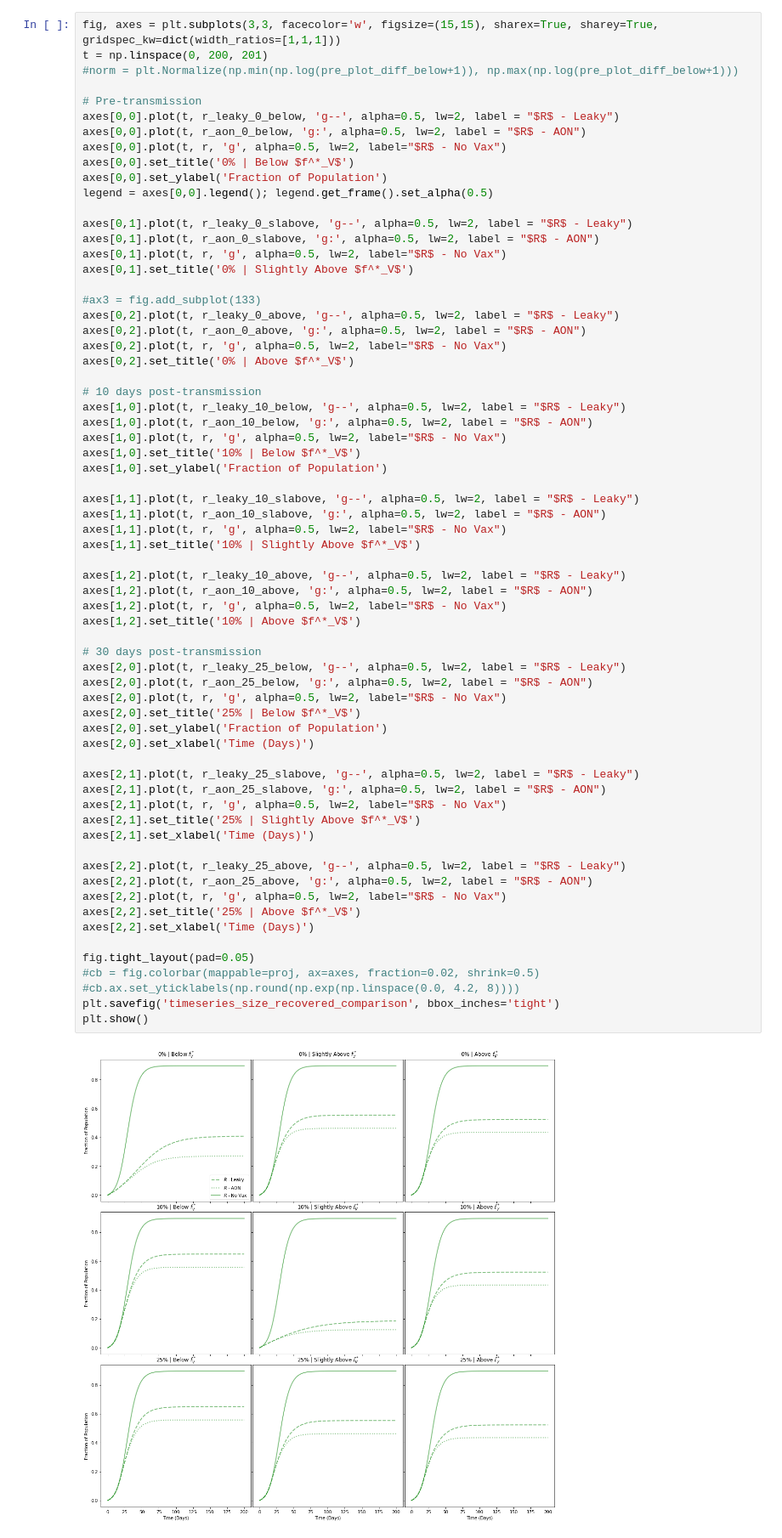
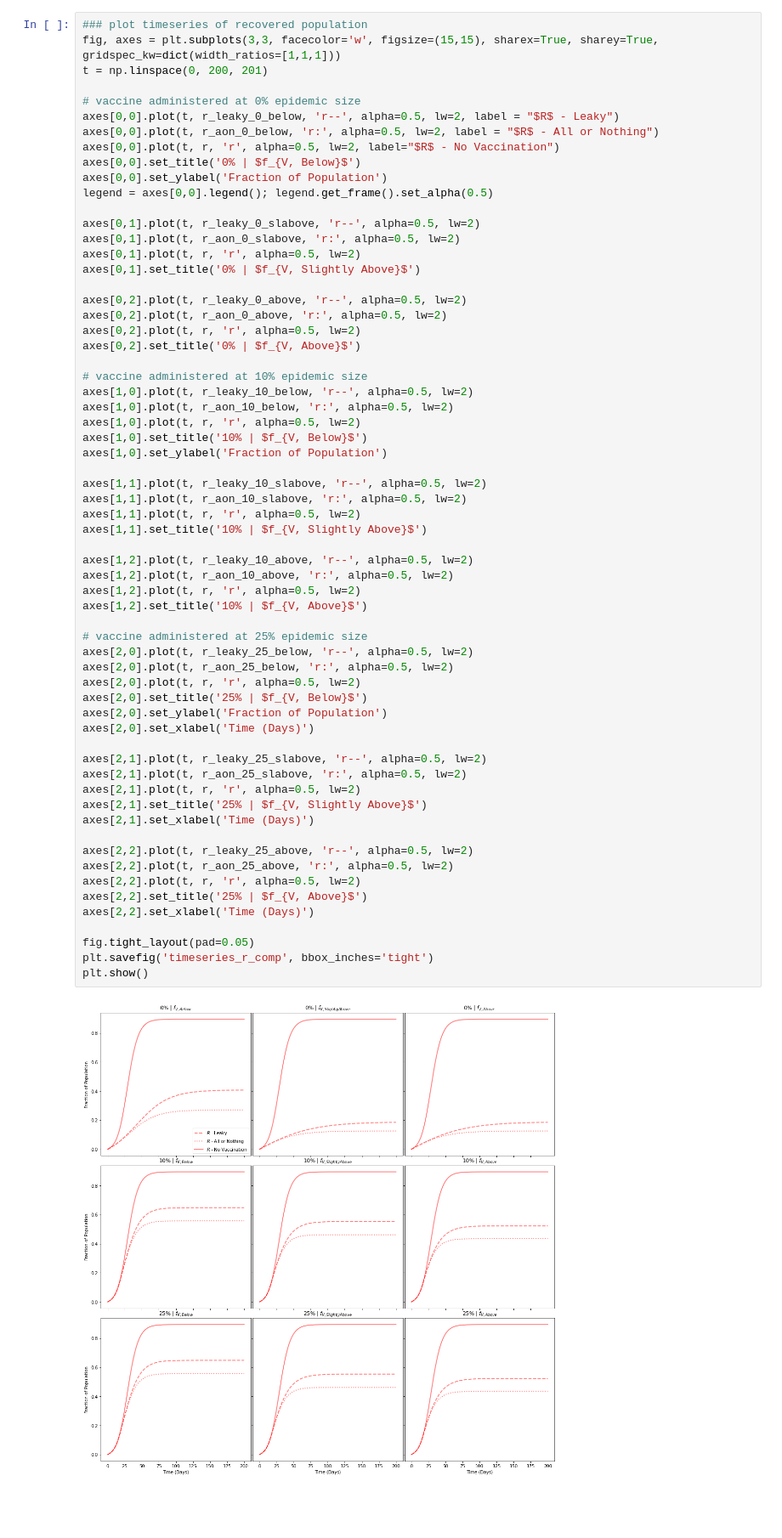
Before and after one commit to anjalika-nande/VaccineEfficacy, a Jupyter notebook: Scenarios/Scenarios_time-series.ipynb, the cells around one changed output. Shown at 85% size. Drawn from its saved outputs; the diff is of its cells as text; blank space fills up the shorter version.

```diff
--- a/Scenarios/Scenarios_time-series.ipynb
+++ b/Scenarios/Scenarios_time-series.ipynb
@@ -274,70 +281,67 @@ _, _, _, _, _, _, r_aon_25_above = sim_aon_25_above
 
 _, _, _, r = sim
 # %%
+### plot timeseries of recovered population
 fig, axes = plt.subplots(3,3, facecolor='w', figsize=(15,15), sharex=True, sharey=True, gridspec_kw=dict(width_ratios=[1,1,1]))
 t = np.linspace(0, 200, 201)
-#norm = plt.Normalize(np.min(np.log(pre_plot_diff_below+1)), np.max(np.log(pre_plot_diff_below+1)))
 
-# Pre-transmission
-axes[0,0].plot(t, r_leaky_0_below, 'g--', alpha=0.5, lw=2, label = "$R$ - Leaky")
-axes[0,0].plot(t, r_aon_0_below, 'g:', alpha=0.5, lw=2, label = "$R$ - AON")
-axes[0,0].plot(t, r, 'g', alpha=0.5, lw=2, label="$R$ - No Vax")
-axes[0,0].set_title('0% | Below $f^*_V$')
+# vaccine administered at 0% epidemic size
+axes[0,0].plot(t, r_leaky_0_below, 'r--', alpha=0.5, lw=2, label = "$R$ - Leaky")
+axes[0,0].plot(t, r_aon_0_below, 'r:', alpha=0.5, lw=2, label = "$R$ - All or Nothing")
+axes[0,0].plot(t, r, 'r', alpha=0.5, lw=2, label="$R$ - No Vaccination")
+axes[0,0].set_title('0% | $f_{V, Below}$')
 axes[0,0].set_ylabel('Fraction of Population')
 legend = axes[0,0].legend(); legend.get_frame().set_alpha(0.5)
 
-axes[0,1].plot(t, r_leaky_0_slabove, 'g--', alpha=0.5, lw=2, label = "$R$ - Leaky")
-axes[0,1].plot(t, r_aon_0_slabove, 'g:', alpha=0.5, lw=2, label = "$R$ - AON")
-axes[0,1].plot(t, r, 'g', alpha=0.5, lw=2, label="$R$ - No Vax")
-axes[0,1].set_title('0% | Slightly Above $f^*_V$')
+axes[0,1].plot(t, r_leaky_0_slabove, 'r--', alpha=0.5, lw=2)
+axes[0,1].plot(t, r_aon_0_slabove, 'r:', alpha=0.5, lw=2)
+axes[0,1].plot(t, r, 'r', alpha=0.5, lw=2)
+axes[0,1].set_title('0% | $f_{V, Slightly Above}$')
 
-#ax3 = fig.add_subplot(133)
-axes[0,2].plot(t, r_leaky_0_above, 'g--', alpha=0.5, lw=2, label = "$R$ - Leaky")
-axes[0,2].plot(t, r_aon_0_above, 'g:', alpha=0.5, lw=2, label = "$R$ - AON")
-axes[0,2].plot(t, r, 'g', alpha=0.5, lw=2, label="$R$ - No Vax")
-axes[0,2].set_title('0% | Above $f^*_V$')
+axes[0,2].plot(t, r_leaky_0_above, 'r--', alpha=0.5, lw=2)
+axes[0,2].plot(t, r_aon_0_above, 'r:', alpha=0.5, lw=2)
+axes[0,2].plot(t, r, 'r', alpha=0.5, lw=2)
+axes[0,2].set_title('0% | $f_{V, Above}$')
 
-# 10 days post-transmission
-axes[1,0].plot(t, r_leaky_10_below, 'g--', alpha=0.5, lw=2, label = "$R$ - Leaky")
-axes[1,0].plot(t, r_aon_10_below, 'g:', alpha=0.5, lw=2, label = "$R$ - AON")
-axes[1,0].plot(t, r, 'g', alpha=0.5, lw=2, label="$R$ - No Vax")
-axes[1,0].set_title('10% | Below $f^*_V$')
+# vaccine administered at 10% epidemic size
+axes[1,0].plot(t, r_leaky_10_below, 'r--', alpha=0.5, lw=2)
+axes[1,0].plot(t, r_aon_10_below, 'r:', alpha=0.5, lw=2)
+axes[1,0].plot(t, r, 'r', alpha=0.5, lw=2)
+axes[1,0].set_title('10% | $f_{V, Below}$')
 axes[1,0].set_ylabel('Fraction of Population')
 
-axes[1,1].plot(t, r_leaky_10_slabove, 'g--', alpha=0.5, lw=2, label = "$R$ - Leaky")
-axes[1,1].plot(t, r_aon_10_slabove, 'g:', alpha=0.5, lw=2, label = "$R$ - AON")
-axes[1,1].plot(t, r, 'g', alpha=0.5, lw=2, label="$R$ - No Vax")
-axes[1,1].set_title('10% | Slightly Above $f^*_V$')
+axes[1,1].plot(t, r_leaky_10_slabove, 'r--', alpha=0.5, lw=2)
+axes[1,1].plot(t, r_aon_10_slabove, 'r:', alpha=0.5, lw=2)
+axes[1,1].plot(t, r, 'r', alpha=0.5, lw=2)
+axes[1,1].set_title('10% | $f_{V, Slightly Above}$')
 
-axes[1,2].plot(t, r_leaky_10_above, 'g--', alpha=0.5, lw=2, label = "$R$ - Leaky")
-axes[1,2].plot(t, r_aon_10_above, 'g:', alpha=0.5, lw=2, label = "$R$ - AON")
-axes[1,2].plot(t, r, 'g', alpha=0.5, lw=2, label="$R$ - No Vax")
-axes[1,2].set_title('10% | Above $f^*_V$')
+axes[1,2].plot(t, r_leaky_10_above, 'r--', alpha=0.5, lw=2)
+axes[1,2].plot(t, r_aon_10_above, 'r:', alpha=0.5, lw=2)
+axes[1,2].plot(t, r, 'r', alpha=0.5, lw=2)
+axes[1,2].set_title('10% | $f_{V, Above}$')
 
-# 30 days post-transmission
-axes[2,0].plot(t, r_leaky_25_below, 'g--', alpha=0.5, lw=2, label = "$R$ - Leaky")
-axes[2,0].plot(t, r_aon_25_below, 'g:', alpha=0.5, lw=2, label = "$R$ - AON")
-axes[2,0].plot(t, r, 'g', alpha=0.5, lw=2, label="$R$ - No Vax")
-axes[2,0].set_title('25% | Below $f^*_V$')
+# vaccine administered at 25% epidemic size
+axes[2,0].plot(t, r_leaky_25_below, 'r--', alpha=0.5, lw=2)
+axes[2,0].plot(t, r_aon_25_below, 'r:', alpha=0.5, lw=2)
+axes[2,0].plot(t, r, 'r', alpha=0.5, lw=2)
+axes[2,0].set_title('25% | $f_{V, Below}$')
 axes[2,0].set_ylabel('Fraction of Population')
 axes[2,0].set_xlabel('Time (Days)')
 
-axes[2,1].plot(t, r_leaky_25_slabove, 'g--', alpha=0.5, lw=2, label = "$R$ - Leaky")
-axes[2,1].plot(t, r_aon_25_slabove, 'g:', alpha=0.5, lw=2, label = "$R$ - AON")
-axes[2,1].plot(t, r, 'g', alpha=0.5, lw=2, label="$R$ - No Vax")
-axes[2,1].set_title('25% | Slightly Above $f^*_V$')
+axes[2,1].plot(t, r_leaky_25_slabove, 'r--', alpha=0.5, lw=2)
+axes[2,1].plot(t, r_aon_25_slabove, 'r:', alpha=0.5, lw=2)
+axes[2,1].plot(t, r, 'r', alpha=0.5, lw=2)
+axes[2,1].set_title('25% | $f_{V, Slightly Above}$')
 axes[2,1].set_xlabel('Time (Days)')
 
-axes[2,2].plot(t, r_leaky_25_above, 'g--', alpha=0.5, lw=2, label = "$R$ - Leaky")
-axes[2,2].plot(t, r_aon_25_above, 'g:', alpha=0.5, lw=2, label = "$R$ - AON")
-axes[2,2].plot(t, r, 'g', alpha=0.5, lw=2, label="$R$ - No Vax")
-axes[2,2].set_title('25% | Above $f^*_V$')
+axes[2,2].plot(t, r_leaky_25_above, 'r--', alpha=0.5, lw=2)
+axes[2,2].plot(t, r_aon_25_above, 'r:', alpha=0.5, lw=2)
+axes[2,2].plot(t, r, 'r', alpha=0.5, lw=2)
+axes[2,2].set_title('25% | $f_{V, Above}$')
 axes[2,2].set_xlabel('Time (Days)')
 
 fig.tight_layout(pad=0.05)
-#cb = fig.colorbar(mappable=proj, ax=axes, fraction=0.02, shrink=0.5)
-#cb.ax.set_yticklabels(np.round(np.exp(np.linspace(0.0, 4.2, 8))))
-plt.savefig('timeseries_size_recovered_comparison', bbox_inches='tight')
+plt.savefig('timeseries_r_comp', bbox_inches='tight')
 plt.show()
 # %% [output]
-[figure, old version]
+[figure, new version]
```
Also changed, not shown: parts of 34 cells of this notebook, 29 other files.
